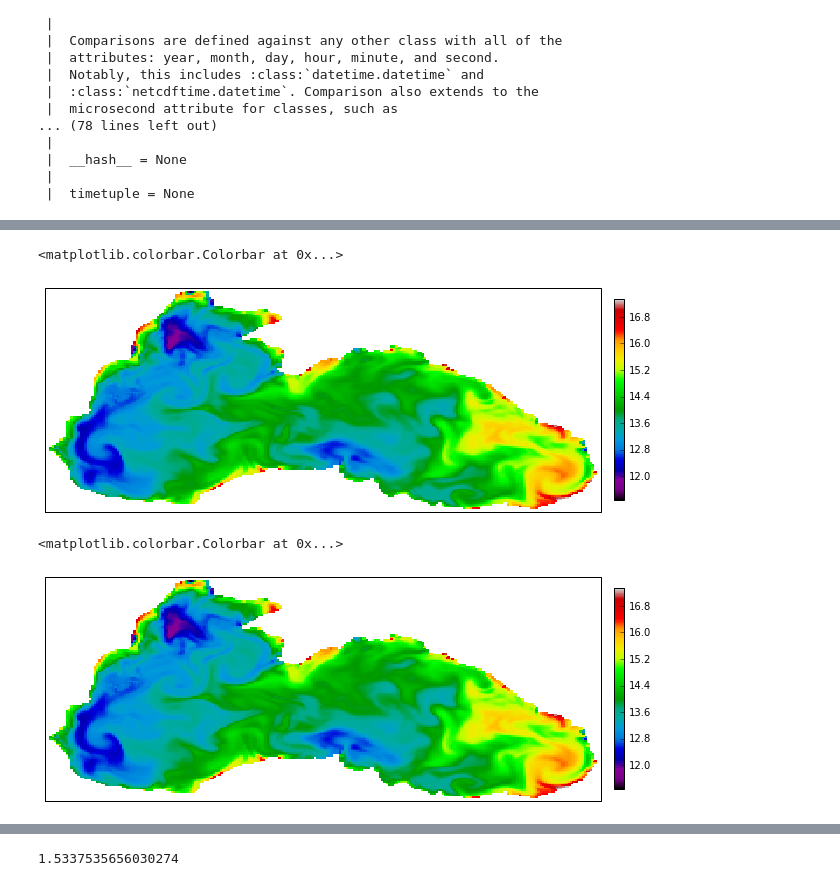
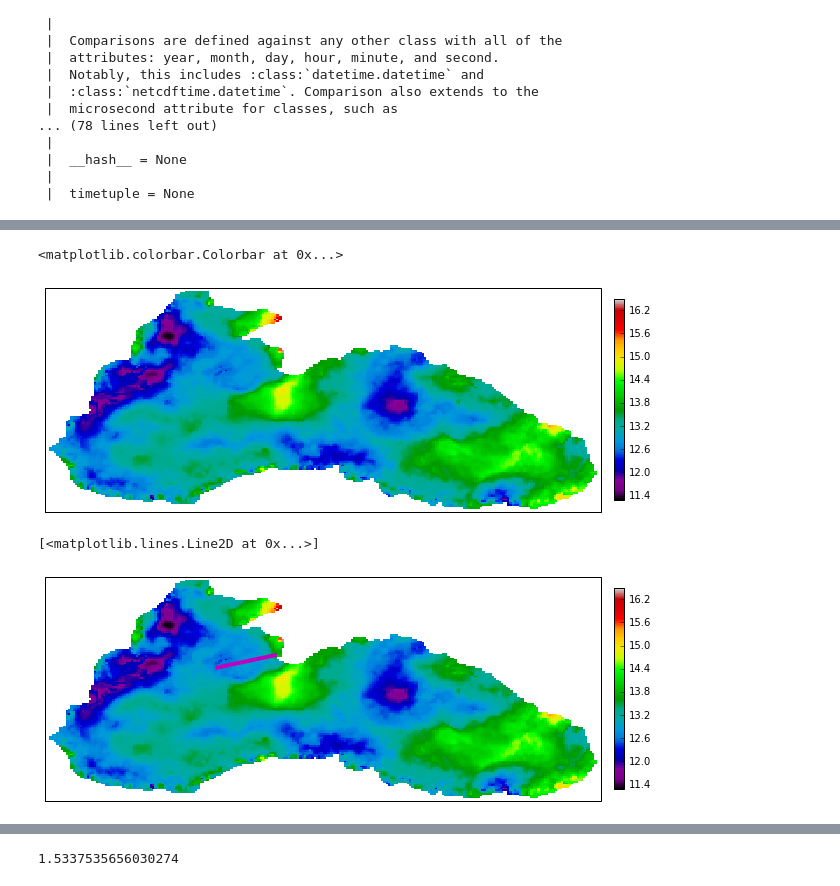
Before and after one commit to amizyuk/pyMHI, a Jupyter notebook: Meeting_05/Meeting_05.ipynb, the cells around one changed output, grey strips where cells are left out. Drawn from its saved outputs; the diff is of its cells as text; code cells hidden in the pictures.

```diff
--- a/Meeting_05/Meeting_05.ipynb
+++ b/Meeting_05/Meeting_05.ipynb
@@ -278,7 +334,7 @@ temp.coord(axis='X').guess_bounds()
 temp.coord(axis='Y').guess_bounds()
 # %%
 lat = iris.Constraint(latitude=43.7)
-depth = iris.Constraint(depth=lambda cell: 2.5<=cell<=200.)
+depth = iris.Constraint(depth=lambda cell: 2.5<=cell<=202.)
 # %%
 section = temp.extract(lat&depth)
 # %%
@@ -345,8 +405,13 @@ class PartialDateTime(builtins.object)
 temp = cubes[4]
 # %%
 today = PartialDateTime(year=2017,month=5,day=5,hour=12)
+# %%
+dt1 = PartialDateTime(year=2017,month=5,day=5)
+dt2 = PartialDateTime(year=2017,month=5,day=9)
 # %%
 ftime = iris.Constraint(time = today)
+# %%
+ftime = iris.Constraint(time = lambda cell: dt1<=cell<=dt2)
 # %%
 with iris.FUTURE.context(cell_datetime_objects=True):
     forecast = temp.extract(ftime&depth)
@@ -375,14 +449,17 @@ forecast.convert_units('celsius')
 # %%
 plt.figure(figsize=(12,6))
-pc = iplt.pcolormesh(forecast[0],cmap=plt.cm.nipy_spectral)
+pc = iplt.pcolormesh(forecast[0,0],cmap=plt.cm.nipy_spectral)
 plt.colorbar(pc,shrink=0.6,pad=0.02)
 # %% [output]
 <matplotlib.colorbar.Colorbar at 0x...>
-[figure, old version]
+[figure, new version]
 # %%
+# 33,39318,  44,65580
+# 31,89700,  44,33785
 plt.figure(figsize=(12,6))
-pc = iplt.pcolormesh(forecast[0],cmap=plt.cm.nipy_spectral)
+pc = iplt.pcolormesh(forecast[0,0],cmap=plt.cm.nipy_spectral)
 plt.colorbar(pc,shrink=0.6,pad=0.02)
+plt.plot([33.39,31.89],[44.65,44.33],color='m',lw=4)
 # %% [output]
-<matplotlib.colorbar.Colorbar at 0x...>
+[<matplotlib.lines.Line2D at 0x...>]
-[figure, old version]
+[figure, new version]
```
Also changed, not shown: parts of 53 cells of this notebook.
